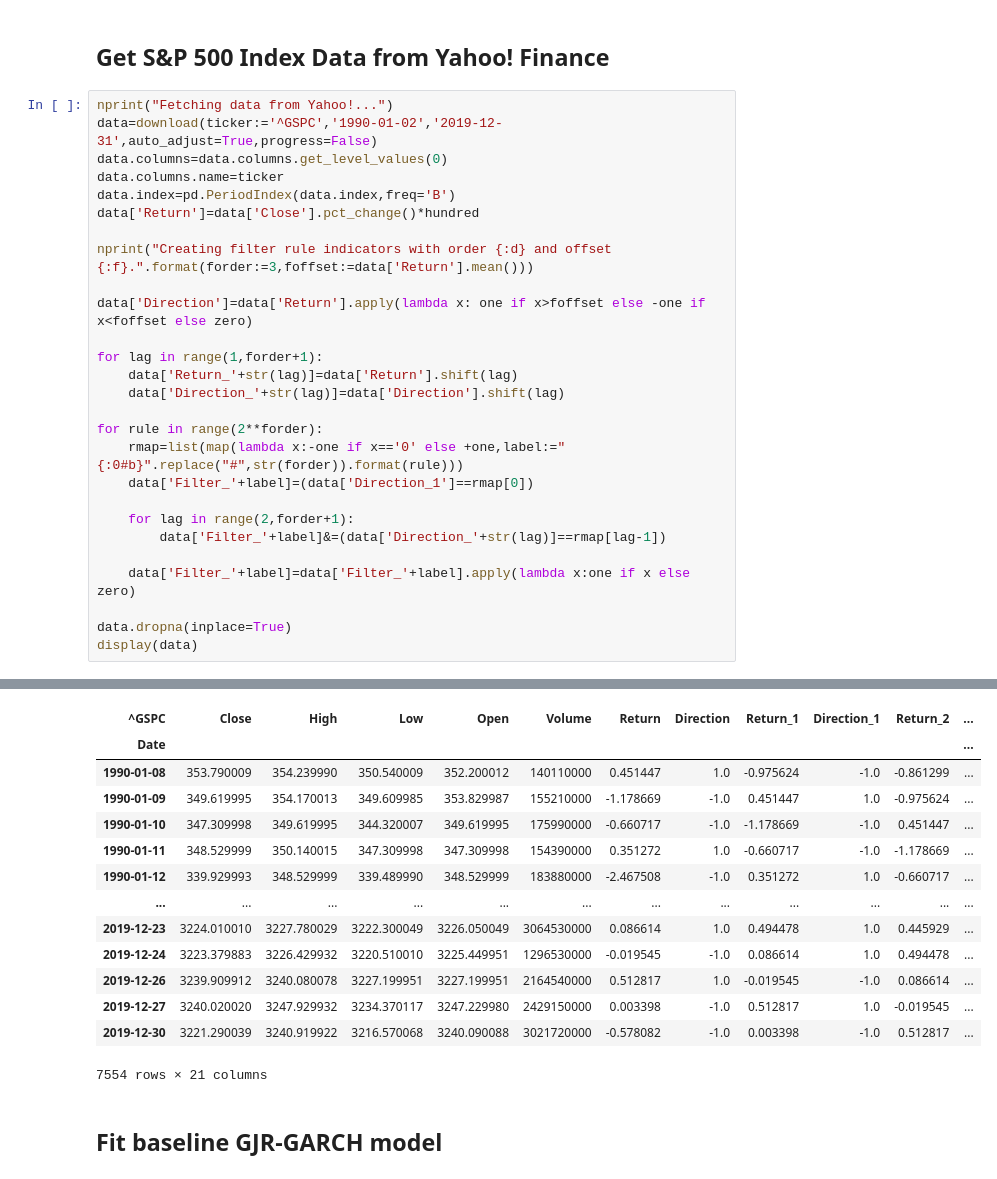
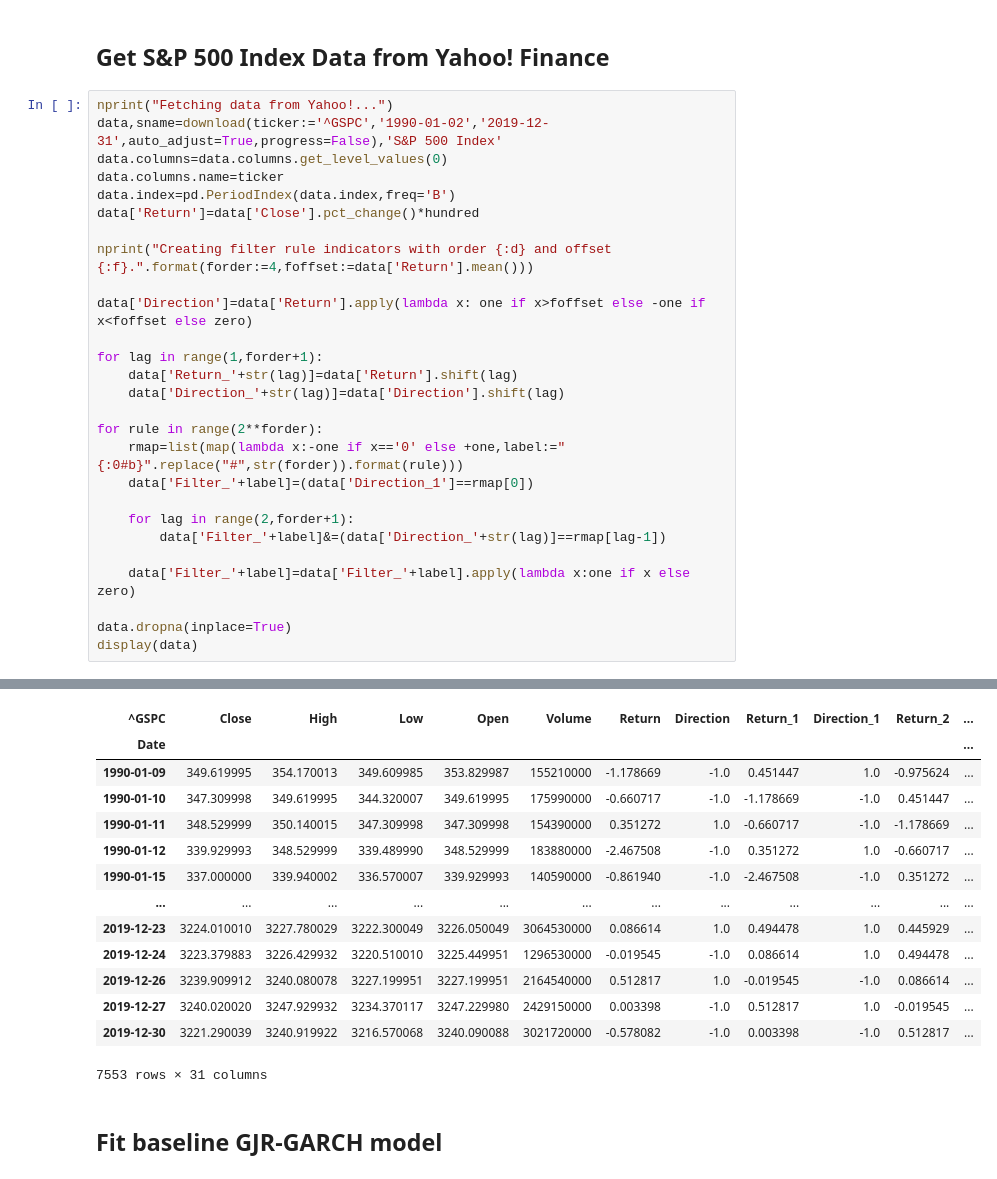
Before and after one commit to Farmhouse121/Financial-Data-Science-in-Python, a Jupyter notebook: Alphas/Filter_Rules.ipynb, the cells around one changed output, grey strips where cells are left out. Saved outputs shown, nothing was run; the diff lists cells and outputs as text.

```diff
--- a/Alphas/Filter_Rules.ipynb
+++ b/Alphas/Filter_Rules.ipynb
@@ -15,13 +15,13 @@ from my_library import *
 ## Get S&P 500 Index Data from Yahoo! Finance
 # %%
 nprint("Fetching data from Yahoo!...")
-data=download(ticker:='^GSPC','1990-01-02','2019-12-31',auto_adjust=True,progress=False)
+data,sname=download(ticker:='^GSPC','1990-01-02','2019-12-31',auto_adjust=True,progress=False),'S&P 500 Index'
 data.columns=data.columns.get_level_values(0)
 data.columns.name=ticker
 data.index=pd.PeriodIndex(data.index,freq='B')
 data['Return']=data['Close'].pct_change()*hundred
 
-nprint("Creating filter rule indicators with order {:d} and offset {:f}.".format(forder:=3,foffset:=data['Return'].mean()))
+nprint("Creating filter rule indicators with order {:d} and offset {:f}.".format(forder:=4,foffset:=data['Return'].mean()))
 
 data['Direction']=data['Return'].apply(lambda x: one if x>foffset else -one if x<foffset else zero)
 
@@ -46,17 +46,17 @@ display(data)
 | ^GSPC | Close | High | Low | Open | Volume | Return | Direction | Return_1 | Direction_1 | Return_2 | ... |
 | Date |  |  |  |  |  |  |  |  |  |  | ... |
-| 1990-01-08 | 353.790009 | 354.239990 | 350.540009 | 352.200012 | 140110000 | 0.451447 | 1.0 | -0.975624 | -1.0 | -0.861299 | ... |
 | 1990-01-09 | 349.619995 | 354.170013 | 349.609985 | 353.829987 | 155210000 | -1.178669 | -1.0 | 0.451447 | 1.0 | -0.975624 | ... |
 | 1990-01-10 | 347.309998 | 349.619995 | 344.320007 | 349.619995 | 175990000 | -0.660717 | -1.0 | -1.178669 | -1.0 | 0.451447 | ... |
 | 1990-01-11 | 348.529999 | 350.140015 | 347.309998 | 347.309998 | 154390000 | 0.351272 | 1.0 | -0.660717 | -1.0 | -1.178669 | ... |
 | 1990-01-12 | 339.929993 | 348.529999 | 339.489990 | 348.529999 | 183880000 | -2.467508 | -1.0 | 0.351272 | 1.0 | -0.660717 | ... |
+| 1990-01-15 | 337.000000 | 339.940002 | 336.570007 | 339.929993 | 140590000 | -0.861940 | -1.0 | -2.467508 | -1.0 | 0.351272 | ... |
 | ... | ... | ... | ... | ... | ... | ... | ... | ... | ... | ... | ... |
 | 2019-12-23 | 3224.010010 | 3227.780029 | 3222.300049 | 3226.050049 | 3064530000 | 0.086614 | 1.0 | 0.494478 | 1.0 | 0.445929 | ... |
 | 2019-12-24 | 3223.379883 | 3226.429932 | 3220.510010 | 3225.449951 | 1296530000 | -0.019545 | -1.0 | 0.086614 | 1.0 | 0.494478 | ... |
 | 2019-12-26 | 3239.909912 | 3240.080078 | 3227.199951 | 3227.199951 | 2164540000 | 0.512817 | 1.0 | -0.019545 | -1.0 | 0.086614 | ... |
 | 2019-12-27 | 3240.020020 | 3247.929932 | 3234.370117 | 3247.229980 | 2429150000 | 0.003398 | -1.0 | 0.512817 | 1.0 | -0.019545 | ... |
 | 2019-12-30 | 3221.290039 | 3240.919922 | 3216.570068 | 3240.090088 | 3021720000 | -0.578082 | -1.0 | 0.003398 | -1.0 | 0.512817 | ... |
-7554 rows × 21 columns
+7553 rows × 31 columns
 # %% [markdown]
 ## Fit baseline GJR-GARCH model
 # %%
```
Also changed, not shown: parts of 4 cells of this notebook.
